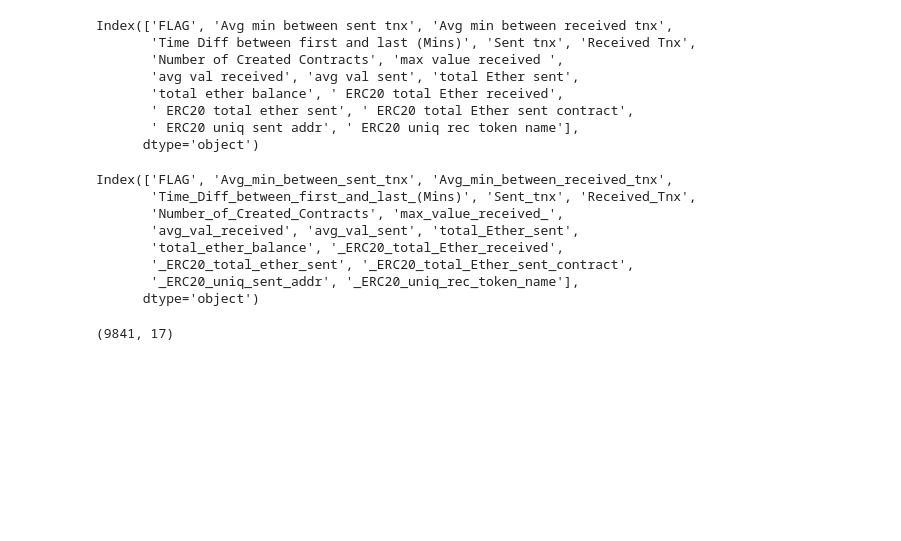
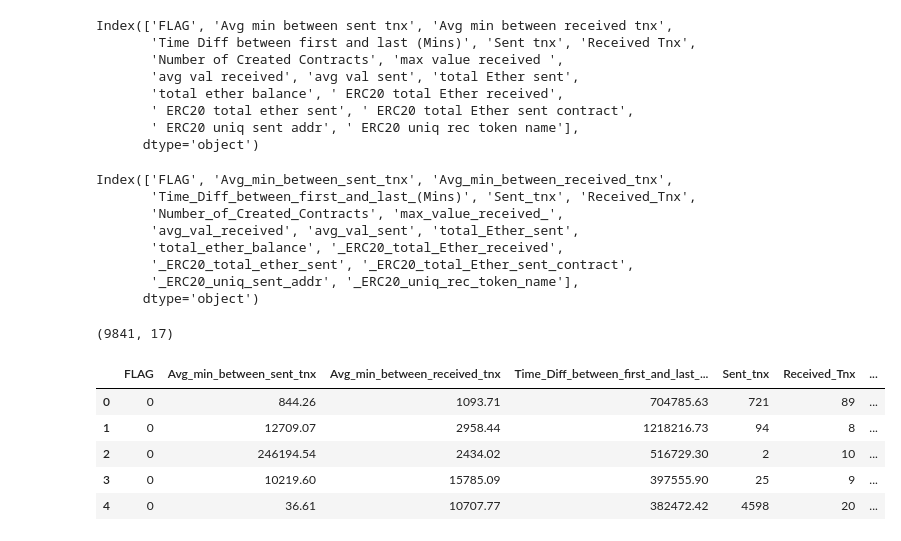
Before and after one commit to codebrain001/layer_fraud_detection, a Jupyter notebook: notebook/EDA.ipynb, the cells around one changed output. Drawn from its saved outputs; the diff is of its cells as text; code cells hidden in the pictures; blank space fills up the shorter version.

```diff
--- a/notebook/EDA.ipynb
+++ b/notebook/EDA.ipynb
@@ -251,3 +251,12 @@ Index(['FLAG', 'Avg_min_between_sent_tnx', 'Avg_min_between_received_tnx',
 data_df.shape
 # %% [output]
 (9841, 17)
+# %%
+data_df.head()
+# %% [output]
+|  | FLAG | Avg_min_between_sent_tnx | Avg_min_between_received_tnx | Time_Diff_between_first_and_last_... | Sent_tnx | Received_Tnx | ... |
+| 0 | 0 | 844.26 | 1093.71 | 704785.63 | 721 | 89 | ... |
+| 1 | 0 | 12709.07 | 2958.44 | 1218216.73 | 94 | 8 | ... |
+| 2 | 0 | 246194.54 | 2434.02 | 516729.30 | 2 | 10 | ... |
+| 3 | 0 | 10219.60 | 15785.09 | 397555.90 | 25 | 9 | ... |
+| 4 | 0 | 36.61 | 10707.77 | 382472.42 | 4598 | 20 | ... |
```
Also changed, not shown: parts of 1 cell of this notebook, 7 other files.
